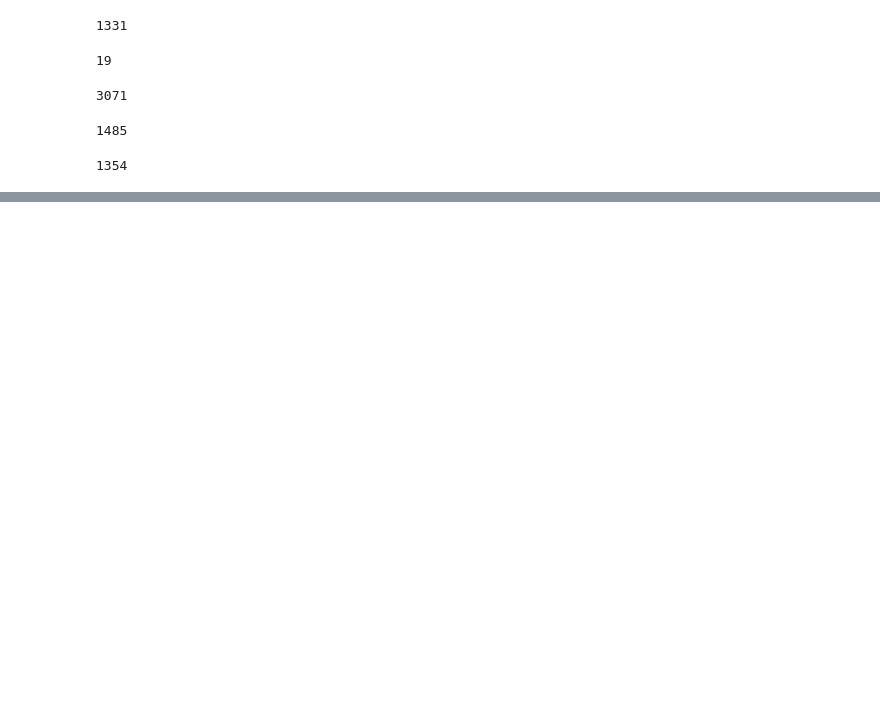
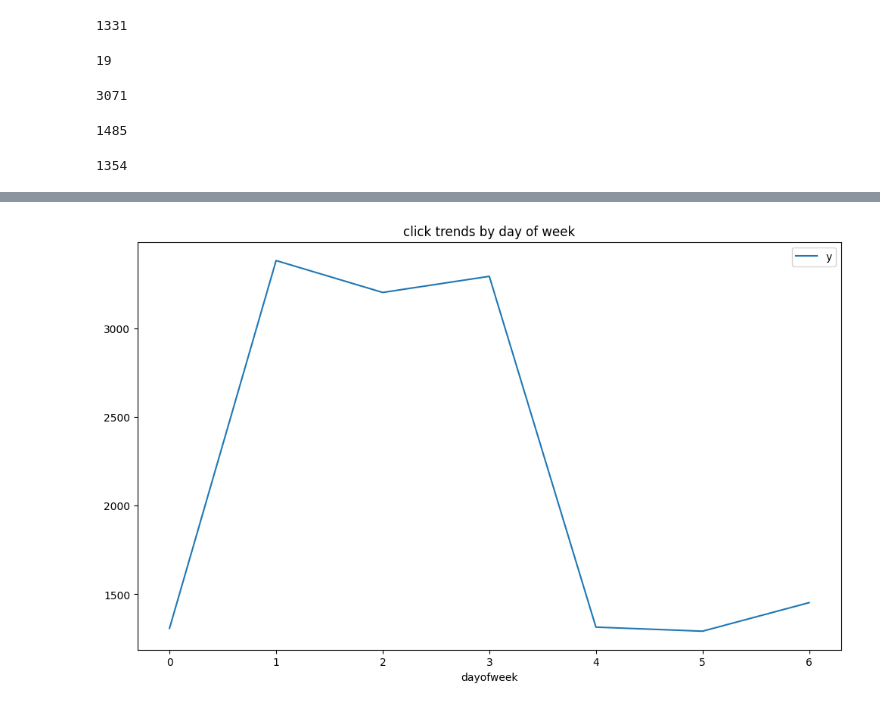
Before and after one commit to ussahil/CapstonePojectCTR, a Jupyter notebook: capstone.ipynb, the cells around one changed output, grey strips where cells are left out. Cells and saved outputs as stored; diff of their text form; code cells hidden in the pictures; blank space fills up the shorter version.

```diff
--- a/capstone.ipynb
+++ b/capstone.ipynb
@@ -555,0 +681,7 @@ df['app_id'].value_counts().count() #use binary encoding
+# %%
+df_cleaned.groupby('dayofweek').agg({'y':'sum'}).plot(figsize=(12,7))
+plt.title('click trends by day of week');
+#  here 0 =  Mon ,1 = tues ....
+# We can see that tues, wed and thur seem to have the highest number of clicks
+# %% [output]
+[figure, added]
```
Also changed, not shown: parts of 77 cells of this notebook.
